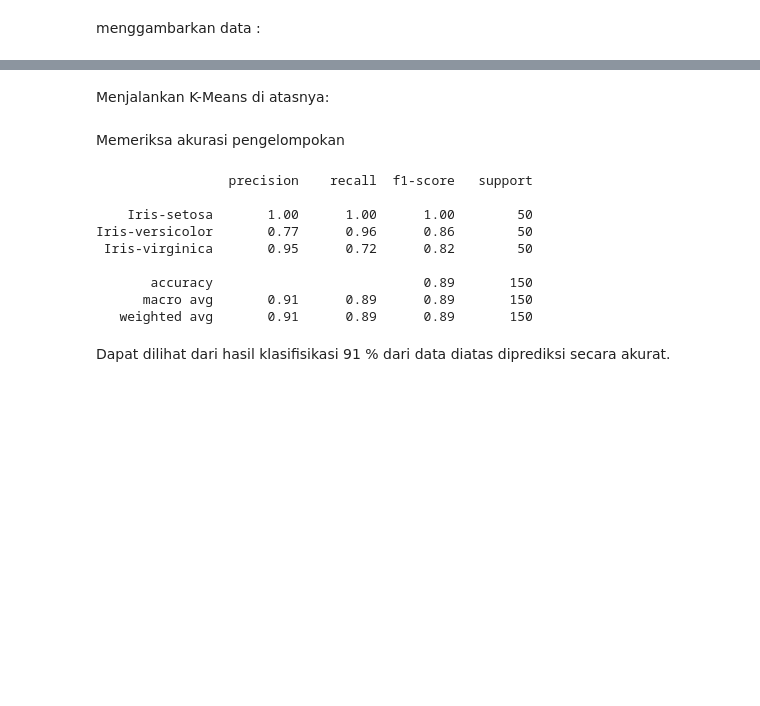
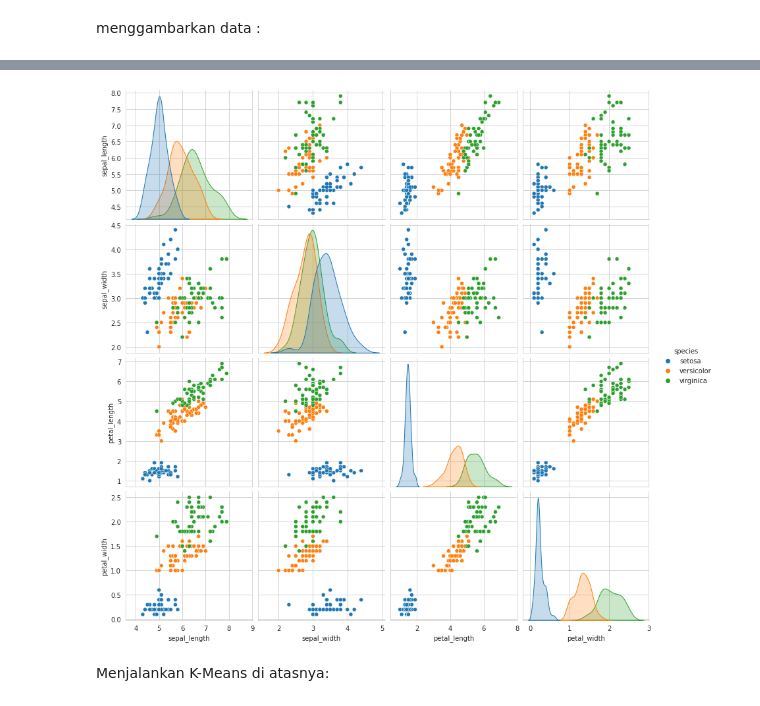
Before and after one commit to alvina-maharani/datamining, a Jupyter notebook: _sources/notebook.ipynb, the cells around one changed output, grey strips where cells are left out. Cells and saved outputs as stored; diff of their text form; code cells hidden in the pictures; blank space fills up the shorter version.

```diff
--- a/_sources/notebook.ipynb
+++ b/_sources/notebook.ipynb
@@ -742,2 +775,8 @@ y = irisdata.values[:, 4]
+# %%
+sns.set_style("whitegrid")
+sns.pairplot(iris,hue="species",size=3);
+plt.show()
+# %% [output]
+[figure, added]
 # %% [markdown]
 Menjalankan K-Means di atasnya:
@@ -755,20 +782,0 @@ centroids = kmeans.cluster_centers_
-# %% [markdown]
-Memeriksa akurasi pengelompokan
-# %%
-from sklearn.metrics import classification_report
-
-target_names = ['Iris-setosa', 'Iris-versicolor', 'Iris-virginica']
-
-print(classification_report(irisdata['Class'],kmeans.labels_,target_names=target_names))
-# %% [output]
-                 precision    recall  f1-score   support
-
-    Iris-setosa       1.00      1.00      1.00        50
-Iris-versicolor       0.77      0.96      0.86        50
- Iris-virginica       0.95      0.72      0.82        50
-
-       accuracy                           0.89       150
-      macro avg       0.91      0.89      0.89       150
-   weighted avg       0.91      0.89      0.89       150
-# %% [markdown]
-Dapat dilihat dari hasil klasifisikasi 91 % dari data diatas diprediksi secara akurat.
```
Also changed, not shown: parts of 42 cells of this notebook, 33 other files.
